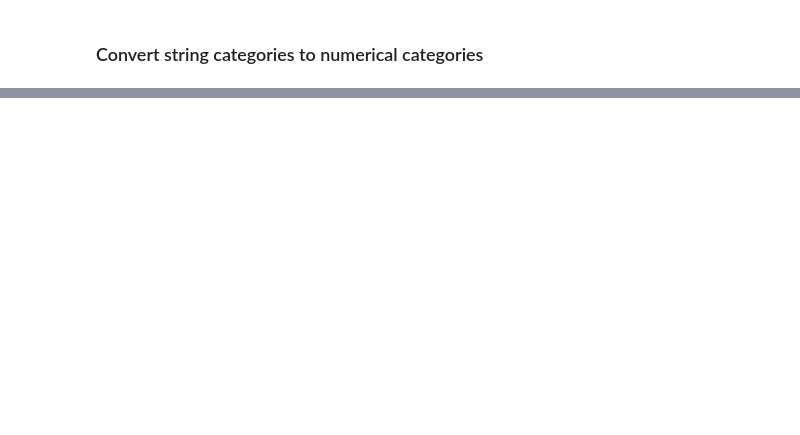
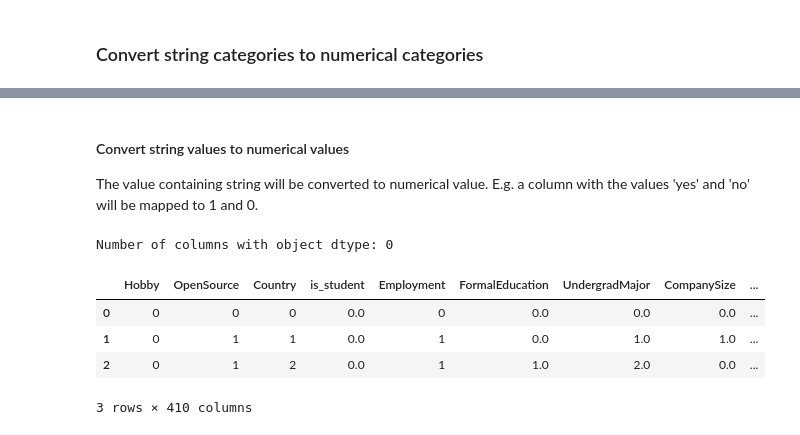
Before and after one commit to Vidovitsch/stack-overflow-survey-model, a Jupyter notebook: dataset_prep.ipynb, the cells around one changed output, grey strips where cells are left out. Drawn from its saved outputs; the diff is of its cells as text; code cells hidden in the pictures; blank space fills up the shorter version.

```diff
--- a/dataset_prep.ipynb
+++ b/dataset_prep.ipynb
@@ -82,0 +168,22 @@ so_survey_bin.head(3)
+# %% [markdown]
+#### Convert string values to numerical values
+The value containing string will be converted to numerical value. E.g. a column with the values 'yes' and 'no' will be mapped to 1 and 0.
+# %%
+def convert_to_numerical(df, columns):
+    df_copy = df.copy(deep=True)
+    maps = {}
+    for col in columns:
+        maps[col] = {key: value for value, key in enumerate(df[col].unique()) if key is not np.nan}
+    df_copy.replace(maps, inplace=True)
+    return df_copy, maps
+
+so_survey_conv, maps = convert_to_numerical(so_survey_bin, obj_cols)
+print('Number of columns with object dtype: %i' % (len(find_object_cols(so_survey_conv))))
+so_survey_conv.head(3)
+# %% [output]
+Number of columns with object dtype: 0
+|  | Hobby | OpenSource | Country | is_student | Employment | FormalEducation | UndergradMajor | CompanySize | ... |
+| 0 | 0 | 0 | 0 | 0.0 | 0 | 0.0 | 0.0 | 0.0 | ... |
+| 1 | 0 | 1 | 1 | 0.0 | 1 | 0.0 | 1.0 | 1.0 | ... |
+| 2 | 0 | 1 | 2 | 0.0 | 1 | 1.0 | 2.0 | 0.0 | ... |
+3 rows × 410 columns
```
Also changed, not shown: parts of 22 cells of this notebook.
